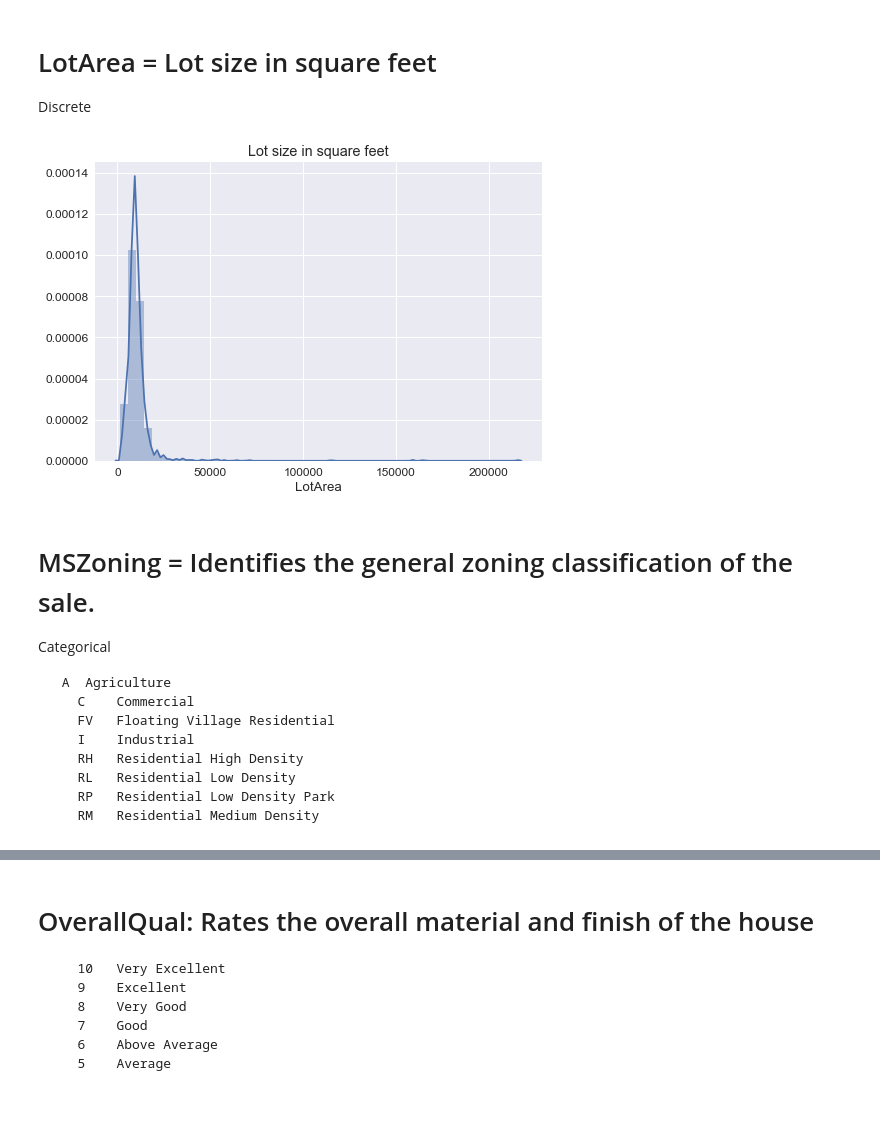
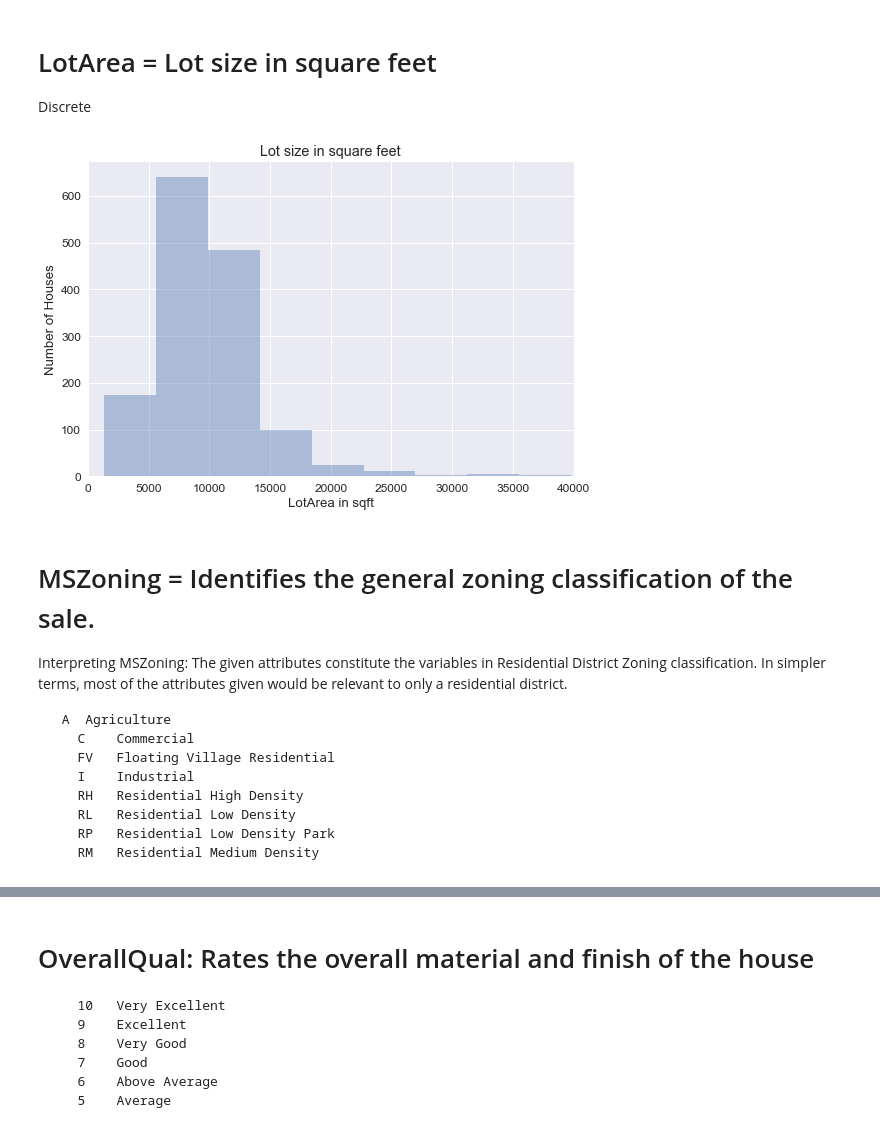
Before and after one commit to Salma-Bouzid/Data-Analytics, a Jupyter notebook: House Price EDA.ipynb, the cells around one changed output, grey strips where cells are left out. Cells and saved outputs as stored; diff of their text form; code cells hidden in the pictures; blank space fills up the shorter version.

```diff
--- a/House Price EDA.ipynb
+++ b/House Price EDA.ipynb
@@ -57,10 +68,10 @@ train.LotFrontage.head()
 4    84.0
 Name: LotFrontage, dtype: float64
 # %%
-
-sns.set(font_scale=1.2)
-ticks = [0,50,100,150,200]
-ax = sns.distplot(train.LotFrontage)
+ticks = [20,50,100,150,200]
+ax = sns.distplot(train.LotFrontage , kde = False ,color="m")
 _ = ax.set_title('Linear feet of street connected to property')
 _ = ax.set_xticks(ticks)
+_ = ax.set_xlim(0,150)
+plt.tight_layout()
 # %% [output]
@@ -70,13 +81,18 @@ _ = ax.set_xticks(ticks)
 Discrete
 # %%
 sns.set(font_scale=1.2)
-ax = sns.distplot(train.LotArea )
+ax = sns.distplot(train.LotArea, kde = False)
 _ = ax.set_title('Lot size in square feet')
+_ = ax.set_xlim(0,40000)
+_= ax.set(xlabel='LotArea in sqft', ylabel='Number of Houses')
+
+plt.tight_layout()
 # %% [output]
-[figure, old version]
+[figure, new version]
 # %% [markdown]
 # MSZoning =  Identifies the general zoning classification of the sale.
-Categorical
+
+Interpreting MSZoning: The given attributes constitute the variables in Residential District Zoning classification. In simpler terms, most of the attributes given would be relevant to only a residential district.
 
      A	Agriculture
        C	Commercial
```
Also changed, not shown: parts of 29 cells of this notebook.
